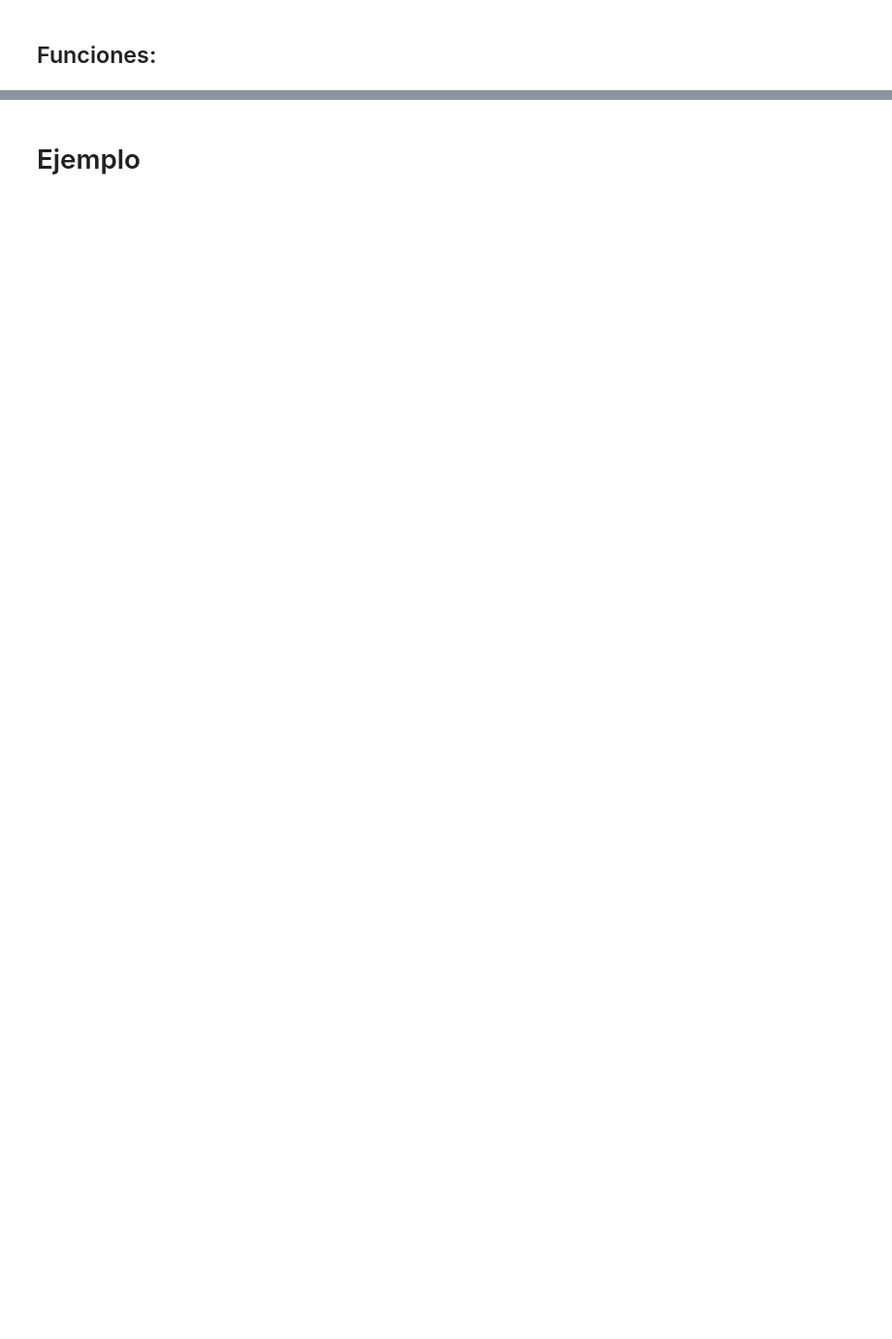
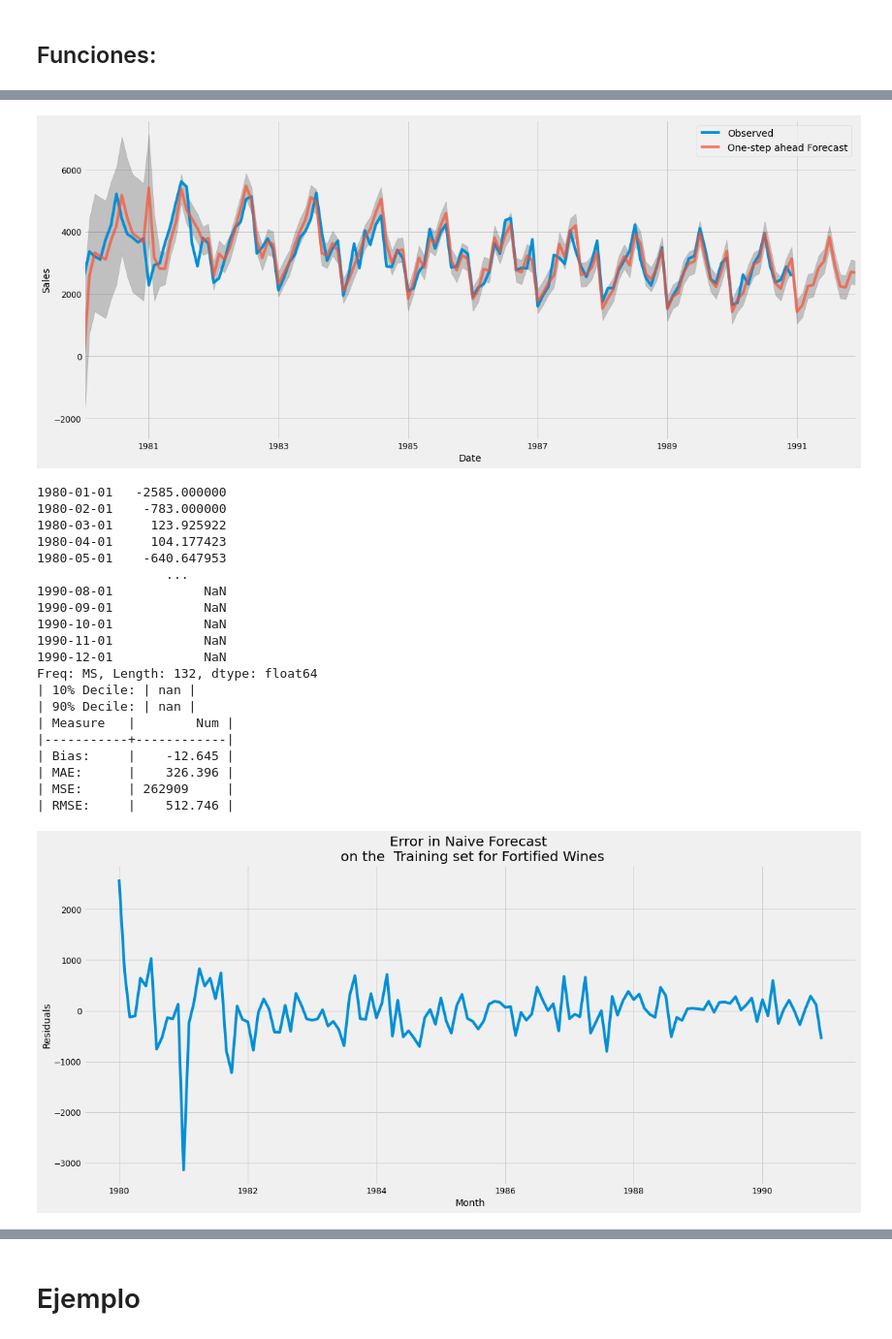
Before and after one commit to DiegoPincheiraIb/EL5206_Assignments, a Jupyter notebook: Lab_Vinos_luckas.ipynb, the cells around one changed output, grey strips where cells are left out. Shown at 97% size. Drawn from its saved outputs; the diff is of its cells as text; code cells hidden in the pictures; blank space fills up the shorter version.

```diff
--- a/Lab_Vinos_luckas.ipynb
+++ b/Lab_Vinos_luckas.ipynb
@@ -335,0 +339,11 @@ def Cjts_Training_Val(Y_Obj, Orden_Obj, Seas_Orden_Obj,Year_Obj, Plot=False):
+# %%
+def Cjts_Training_Val_Modelo(Y_Obj, Orden_Obj, Seas_Orden_Obj,Year_Obj, Plot=False):
+  Training_Set = Y_Obj[:-12*Year_Obj]
+  Val_Set = Y_Obj[-12*Year_Obj:]
+  Modelo_Obj = sm.tsa.statespace.SARIMAX(Training_Set,
+                                order=Orden_Obj,
+                                seasonal_order=Seas_Orden_Obj,
+                                enforce_stationarity=False,
+                                enforce_invertibility=False)
+  Modelo_Entrenado = Modelo_Obj.fit()
+  return Training_Set, Val_Set, Modelo_Entrenado
@@ -403,0 +380,10 @@ def Cjts_performance(conjunto, wine_name, conjunto_name):
+# %%
+def Ploteo_Residuos(expected, prediction, wine_name, conjunto_name, Meses_Obj = 12):
+  Residuos = expected - prediction.predicted_mean[:-Meses_Obj]
+  plt.figure(figsize=(18, 8))
+  plt.plot(Residuos)
+  plt.ylabel('Residuals')
+  plt.xlabel('Month')
+  plt.title('Error in Naive Forecast \n on the  '+conjunto_name+' set for '+wine_name+' Wines')
+  plt.show()
+  return Residuos
@@ -404 +392,12 @@ def Cjts_performance(conjunto, wine_name, conjunto_name):
+# %%
+def histograma(Elem_Obj, wine_name, conjunto_name):
+  H, B = np.histogram(Elem_Obj, bins = 10)
+  width = 0.7 * (B[1] - B[0])
+  center = (B[:-1] + B[1:]) / 2
+  plt.figure(figsize=(18, 8))
+  plt.bar(center, H, align='center', width=width)
+  plt.title('Histogram of Residuals of Forecast on the  '+conjunto_name+' set for '+wine_name+' Wines')
+  plt.ylabel('Frequency')
+  plt.xlabel('Residuos')
+  plt.show()
 # %% [markdown]
@@ -436,0 +405,34 @@ Accuracy Stats for Seasonal Fortified Wine over Training Set
+# %%
+# Se crean los conjuntos de entrenamiento y validación
+Training_Fortified, Val_Fortified, Modelo_Fortified = Cjts_Training_Val_Modelo(y_fortified, (0,1,1), (1,1,1,12), 4)
+# Se realiza una predicción del conjunto de Entrenamiento
+Train_Pred_Fortified, Train_Pred_Fortified_ci = Realizar_Predicc_Cjto_Obj(Training_Fortified,Modelo_Fortified, Plot=True,Meses_Pred = 12)
+# Se evalua el desempeño del conjunto de entrenamiento
+summary_performance(Training_Fortified,Train_Pred_Fortified.predicted_mean[:-12])
+# Se ven los residuos
+Residuos_Fortified = Ploteo_Residuos(Training_Fortified,Train_Pred_Fortified,'Fortified', 'Training')
+# Se grafica un histograma de los residuos
+histograma(Residuos_Fortified,'Fortified', 'Training')
+# %% [output]
+[figure, added]
+1980-01-01   -2585.000000
+1980-02-01    -783.000000
+1980-03-01     123.925922
+1980-04-01     104.177423
+1980-05-01    -640.647953
+                 ...
+1990-08-01            NaN
+1990-09-01            NaN
+1990-10-01            NaN
+1990-11-01            NaN
+1990-12-01            NaN
+Freq: MS, Length: 132, dtype: float64
+| 10% Decile: | nan |
+| 90% Decile: | nan |
+| Measure   |        Num |
+|-----------+------------|
+| Bias:     |    -12.645 |
+| MAE:      |    326.396 |
+| MSE:      | 262909     |
+| RMSE:     |    512.746 |
+[figure, added]
```
Also changed, not shown: parts of 46 cells of this notebook.
